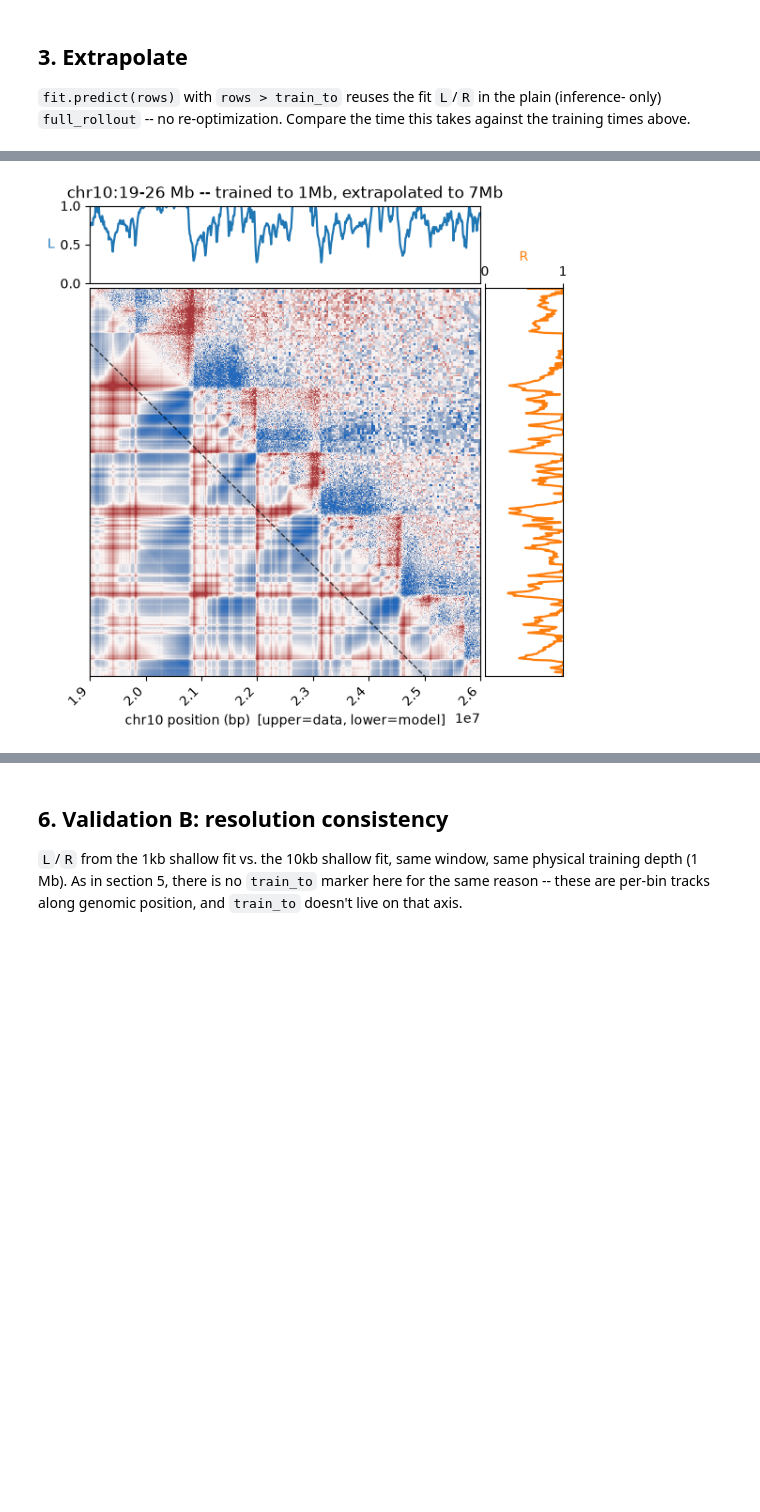
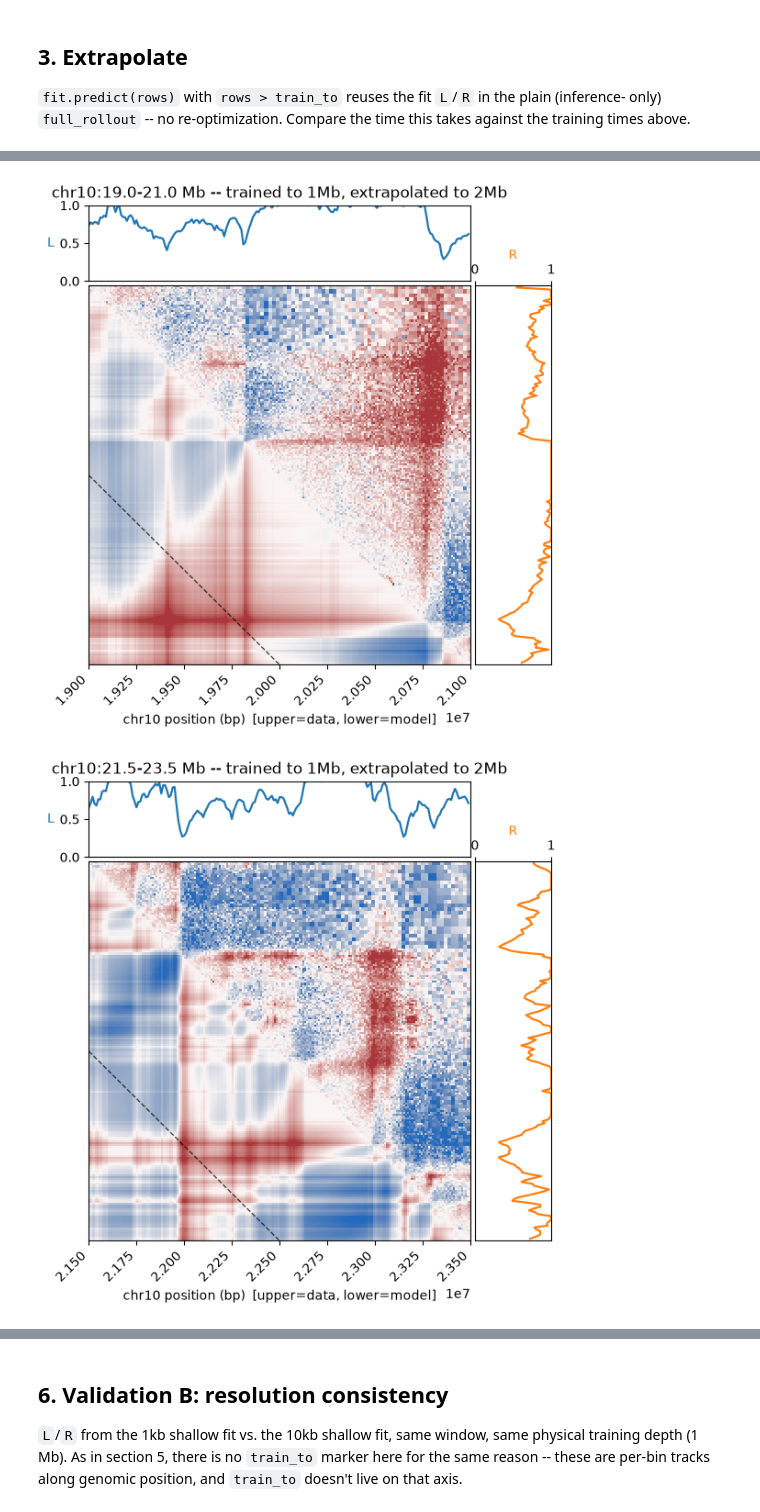
Before and after one commit to chikinalab/dLEM, a Jupyter notebook: docs/train_shallow_extrapolate.ipynb, the cells around one changed output, grey strips where cells are left out. Cells and saved outputs as stored; diff of their text form; code cells hidden in the pictures; blank space fills up the shorter version.

```diff
--- a/docs/train_shallow_extrapolate.ipynb
+++ b/docs/train_shallow_extrapolate.ipynb
@@ -65,7 +73,7 @@ fit_10kb_shallow = dlem.fit(band_10kb, s=0.025, train_to=100, n_opt=1500, verbos
 t_shallow_10kb = time.time() - t0
 
 t0 = time.time()
-fit_10kb_deep = dlem.fit(band_10kb, s=0.025, train_to=700, n_opt=1500, verbose=False)
+fit_10kb_deep = dlem.fit(band_10kb, s=0.025, train_to=200, n_opt=1500, verbose=False)
 t_deep_10kb = time.time() - t0
 
 t0 = time.time()
@@ -73,6 +81,6 @@ fit_1kb_shallow = dlem.fit(band_1kb, s=0.0025, train_to=1000, n_opt=1500, verbos
 t_shallow_1kb = time.time() - t0
 
 print(f"10kb shallow (train_to=100):  {t_shallow_10kb:.1f}s   mse={fit_10kb_shallow.mse:.4f}  corr={fit_10kb_shallow.corr:.4f}")
-print(f"10kb deep    (train_to=700):  {t_deep_10kb:.1f}s   mse={fit_10kb_deep.mse:.4f}  corr={fit_10kb_deep.corr:.4f}")
+print(f"10kb deep    (train_to=200):  {t_deep_10kb:.1f}s   mse={fit_10kb_deep.mse:.4f}  corr={fit_10kb_deep.corr:.4f}")
 print(f"1kb shallow  (train_to=1000): {t_shallow_1kb:.1f}s   mse={fit_1kb_shallow.mse:.4f}  corr={fit_1kb_shallow.corr:.4f}")
 # %% [output]
@@ -151,37 +157,43 @@ def plot_example_patch(fit, band, start, span, res, chrom, label, *, checkpoint=
     ax_main.set_xlabel(f"{chrom} position (bp)  [upper=data, lower=model]")
     ax_main.tick_params(labelleft=False, left=False)
     plt.setp(ax_main.get_xticklabels(), rotation=45, ha="right")
 
     ax_top.plot(coords, np.asarray(L)[start:start + span], lw=1.6, color="tab:blue")
     ax_top.set_ylim(0, 1)
     ax_top.set_ylabel("L", rotation=0, ha="right", va="center", color="tab:blue")
     ax_top.tick_params(labelbottom=False, bottom=False)
     ax_top.set_title(label)
 
     ax_right.plot(np.asarray(R)[start:start + span], coords, lw=1.6, color="tab:orange")
     ax_right.set_xlim(0, 1)
     ax_right.set_xlabel("R", color="tab:orange")
     ax_right.xaxis.set_label_position("top")
     ax_right.tick_params(labelleft=False, left=False, labeltop=True, top=True,
                          labelbottom=False, bottom=False)
 
     if seam_row is not None and seam_row < span:
         seam_bp = seam_row * res
         xs = np.array([start_coor, end_coor])
         ax_main.plot(xs, xs + seam_bp, color="k", lw=1.0, ls="--", alpha=0.7)
         ax_main.set_xlim(start_coor, end_coor)
         ax_main.set_ylim(end_coor, start_coor)
 
     if out:
         fig.savefig(out, dpi=150, bbox_inches="tight")
     return fig
 
 
-fig = plot_example_patch(fit_10kb_shallow, band_10kb, 0, 700, 10_000, "chr10",
-                    "chr10:19-26 Mb -- trained to 1Mb, extrapolated to 7Mb",
-                    seam_row=100, offset_bp=GENOMIC_OFFSET_BP,
-                    out="train_shallow_extrapolate_patch.png")
-display(fig)
-plt.close(fig)
+PATCH_SPAN = 200   # 200 bins x 10kb = 2 Mb
+patch_starts = [0, 250, 500]   # three non-overlapping 2 Mb windows across the 7 Mb region
+
+for i, start in enumerate(patch_starts):
+    start_mb = 19.0 + start * 10_000 / 1e6
+    label = f"chr10:{start_mb:.1f}-{start_mb+2:.1f} Mb -- trained to 1Mb, extrapolated to 2Mb"
+    fig = plot_example_patch(fit_10kb_shallow, band_10kb, start, PATCH_SPAN, 10_000, "chr10",
+                        label, seam_row=100, offset_bp=GENOMIC_OFFSET_BP,
+                        out=f"train_shallow_extrapolate_patch_{i}.png")
+    display(fig)
+    plt.close(fig)
 # %% [output]
-[figure, old version]
+[figure, new version]
+[figure, added]
```
Also changed, not shown: parts of 10 cells of this notebook, 4 other files.
